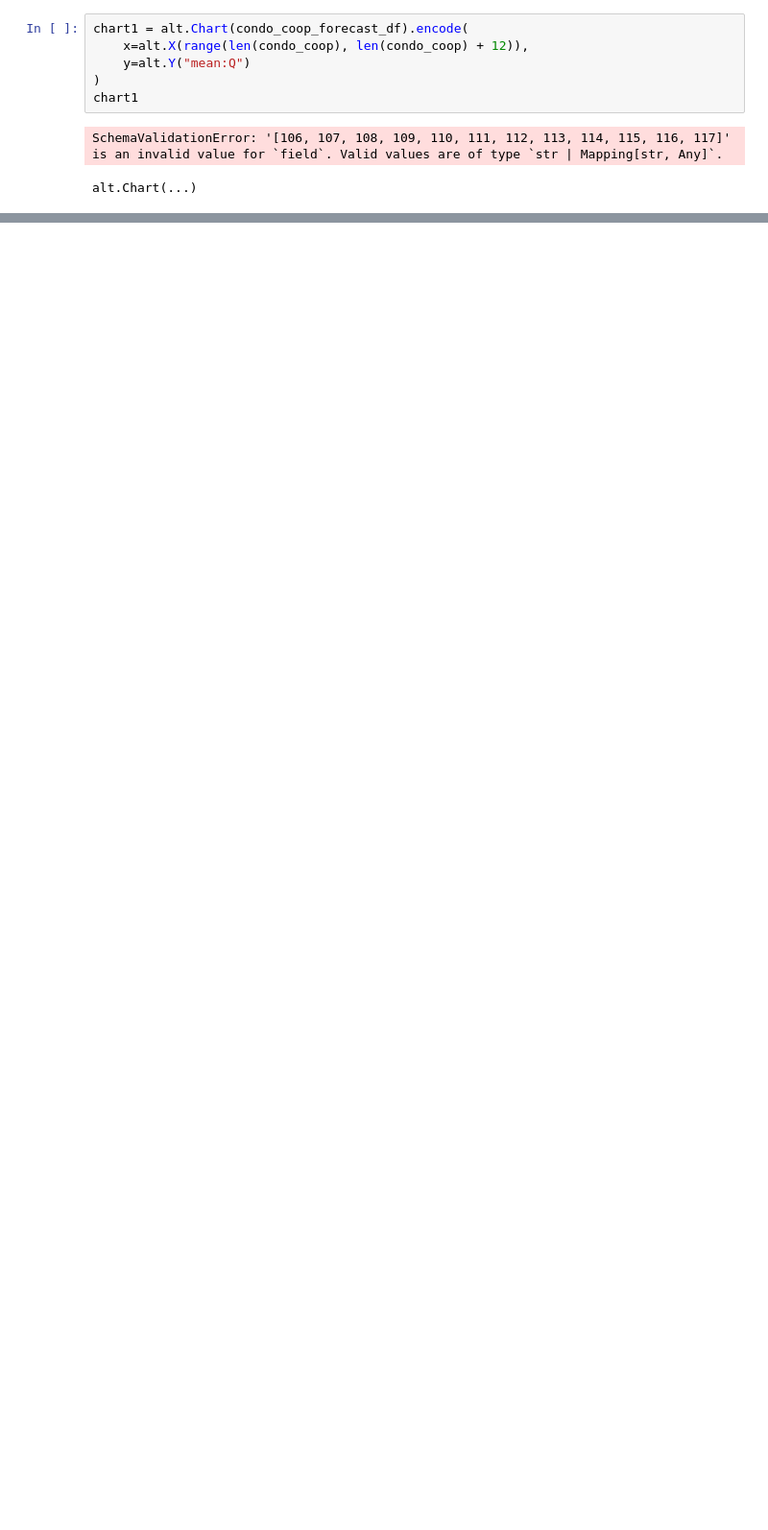
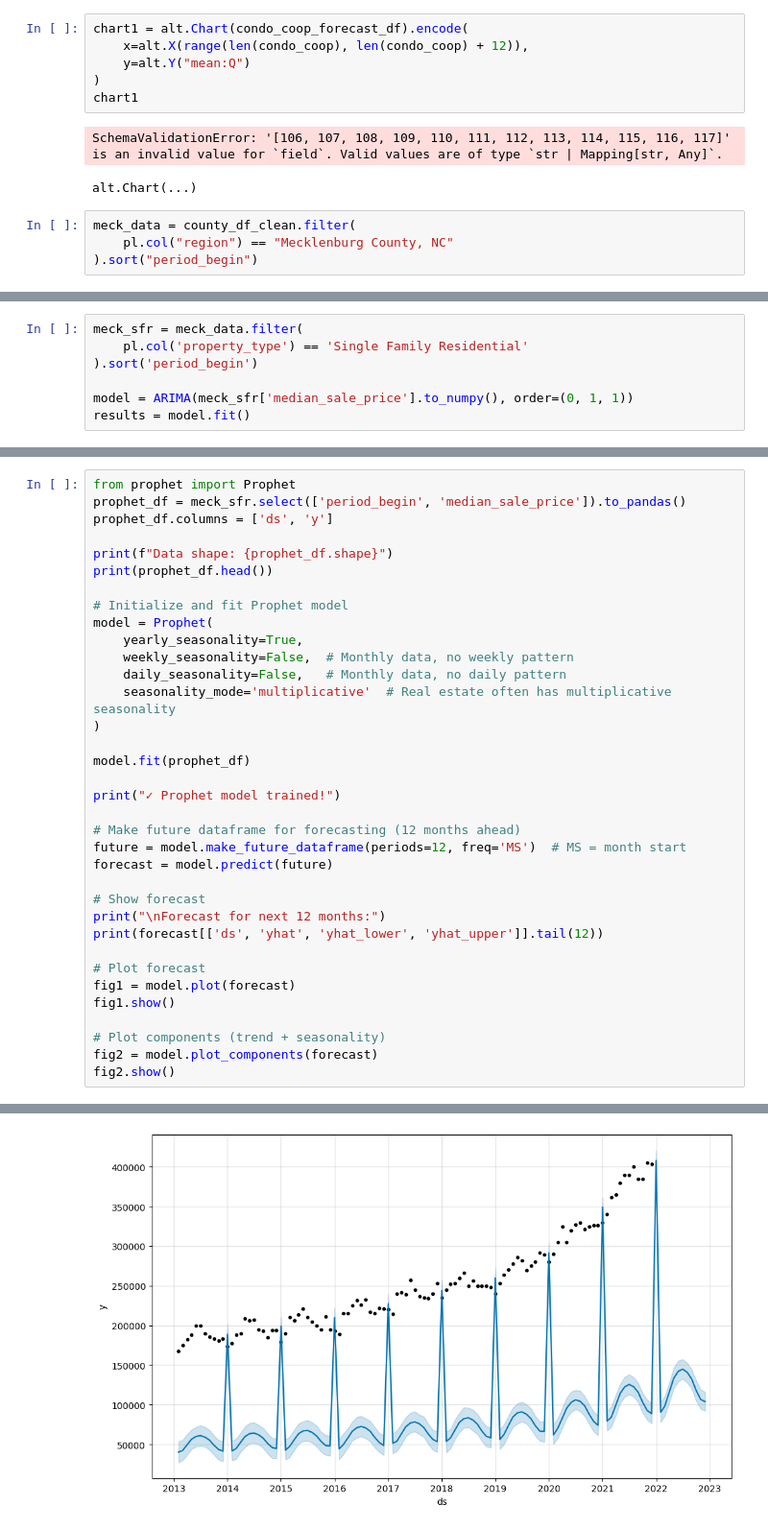
Before and after one commit to dganesh05/Real-Estate-Market-Timing-Investment-Risk-Stratification, a Jupyter notebook: notebooks/time_series.ipynb, the cells around one changed output, grey strips where cells are left out. Shown at 96% size. Drawn from its saved outputs; the diff is of its cells as text; blank space fills up the shorter version.

```diff
--- a/notebooks/time_series.ipynb
+++ b/notebooks/time_series.ipynb
@@ -378,3 +380,7 @@ chart1
 # %% [output]
 SchemaValidationError: '[106, 107, 108, 109, 110, 111, 112, 113, 114, 115, 116, 117]' is an invalid value for `field`. Valid values are of type `str | Mapping[str, Any]`.
 alt.Chart(...)
+# %%
+meck_data = county_df_clean.filter(
+    pl.col("region") == "Mecklenburg County, NC"
+).sort("period_begin")
@@ -380,0 +521,7 @@ alt.Chart(...)
+# %%
+meck_sfr = meck_data.filter(
+    pl.col('property_type') == 'Single Family Residential'
+).sort('period_begin')
+
+model = ARIMA(meck_sfr['median_sale_price'].to_numpy(), order=(0, 1, 1))
+results = model.fit()
@@ -380,0 +661,36 @@ alt.Chart(...)
+# %%
+from prophet import Prophet
+prophet_df = meck_sfr.select(['period_begin', 'median_sale_price']).to_pandas()
+prophet_df.columns = ['ds', 'y']
+
+print(f"Data shape: {prophet_df.shape}")
+print(prophet_df.head())
+
+# Initialize and fit Prophet model
+model = Prophet(
+    yearly_seasonality=True,
+    weekly_seasonality=False,  # Monthly data, no weekly pattern
+    daily_seasonality=False,   # Monthly data, no daily pattern
+    seasonality_mode='multiplicative'  # Real estate often has multiplicative seasonality
+)
+
+model.fit(prophet_df)
+
+print("✓ Prophet model trained!")
+
+# Make future dataframe for forecasting (12 months ahead)
+future = model.make_future_dataframe(periods=12, freq='MS')  # MS = month start
+forecast = model.predict(future)
+
+# Show forecast
+print("\nForecast for next 12 months:")
+print(forecast[['ds', 'yhat', 'yhat_lower', 'yhat_upper']].tail(12))
+
+# Plot forecast
+fig1 = model.plot(forecast)
+fig1.show()
+
+# Plot components (trend + seasonality)
+fig2 = model.plot_components(forecast)
+fig2.show()
+# %% [output]
@@ -380,0 +716 @@ alt.Chart(...)
+[figure, added]
```
Also changed, not shown: parts of 48 cells of this notebook, 2 other files.
